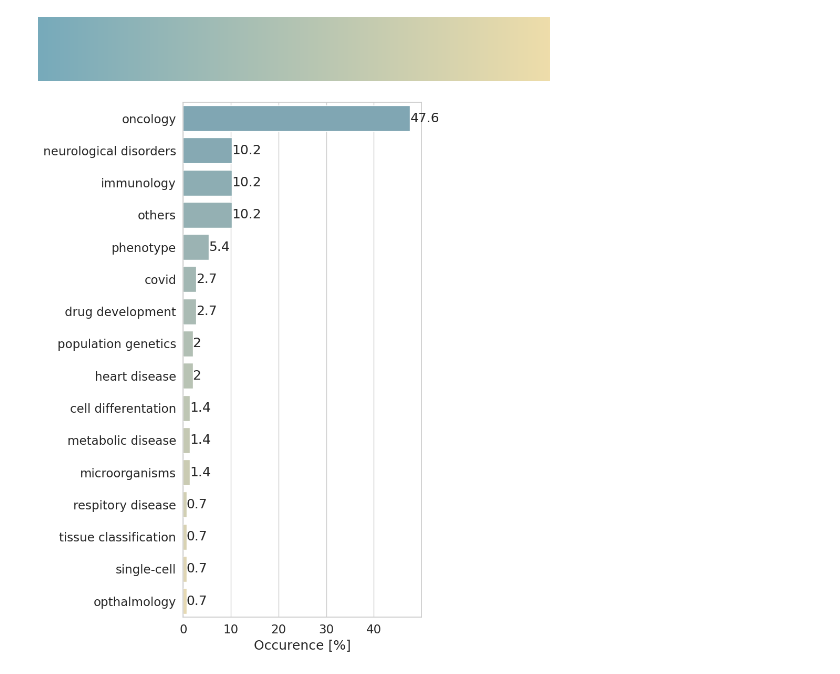
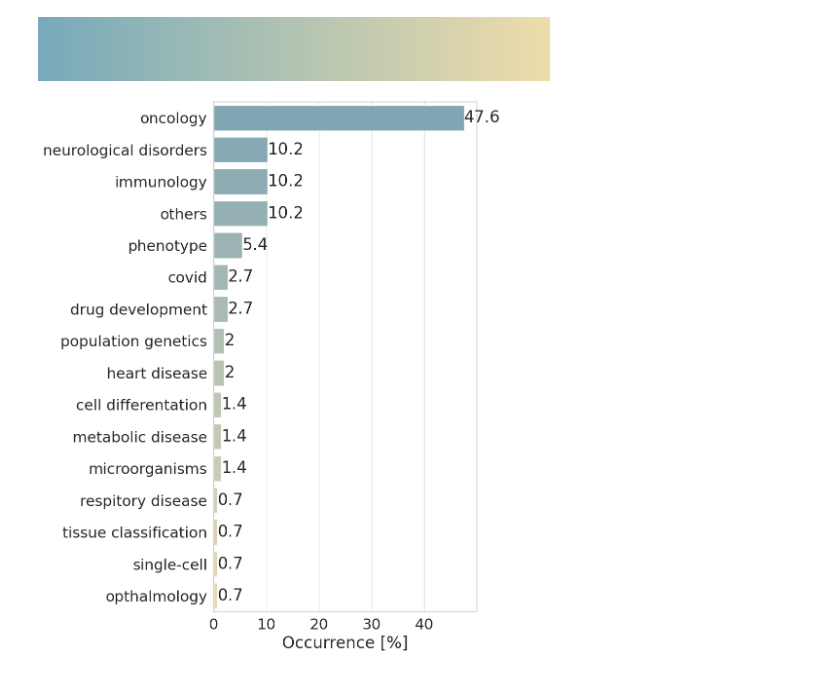
Before and after one commit to sonjakatz/reviewInterpretability_figures, a Jupyter notebook: field_application.ipynb, the cells around one changed output. Cells and saved outputs as stored; diff of their text form; code cells hidden in the pictures.

Commit message:
increased fonts and updates supplemetns

```diff
--- a/field_application.ipynb
+++ b/field_application.ipynb
@@ -13,7 +13,7 @@ import circlify
 sns.set_theme()
 
 import matplotlib
-matplotlib.rcParams.update({'font.size': 15})
+matplotlib.rcParams.update({'font.size': 20})
 # %%
 data_categories = {'SNPs':"Genomics",
                    'CNV':"Genomics",
@@ -197,24 +197,24 @@ cmap = sns.color_palette("blend:#7AB,#EDA", as_cmap=True)
 # %% [output]
 [figure]
 # %%
-sns.set(font_scale=1.5)
+sns.set(font_scale=2)
 sns.set_style("whitegrid")
 
-fig, ax = plt.subplots(figsize=(8,11))
+fig, ax = plt.subplots(figsize=(10,12))
 
 a = pd.DataFrame(vals)
 a["application"] = vals.index
 a["application"].replace(field_categories, inplace=True)
 a["count"] = round(a["count"],1)
 
 #cmap = sns.color_palette("blend:#7AB,#EDA", as_cmap=True)
 
 
 ax = sns.barplot(data = a, y="application", x="count", orient="h", palette="blend:#7AB,#EDA")
 ax.bar_label(ax.containers[0])
 ax.set_ylabel("")
-ax.set_xlabel("Occurence [%]")
+ax.set_xlabel("Occurrence [%]")
 plt.tight_layout()
 plt.savefig(f"{outPath}/applications_bar_blueYellow.svg", dpi=300)
 # %% [output]
-[figure, old version]
+[figure, new version]
```
Also changed, not shown: 8 other files.
